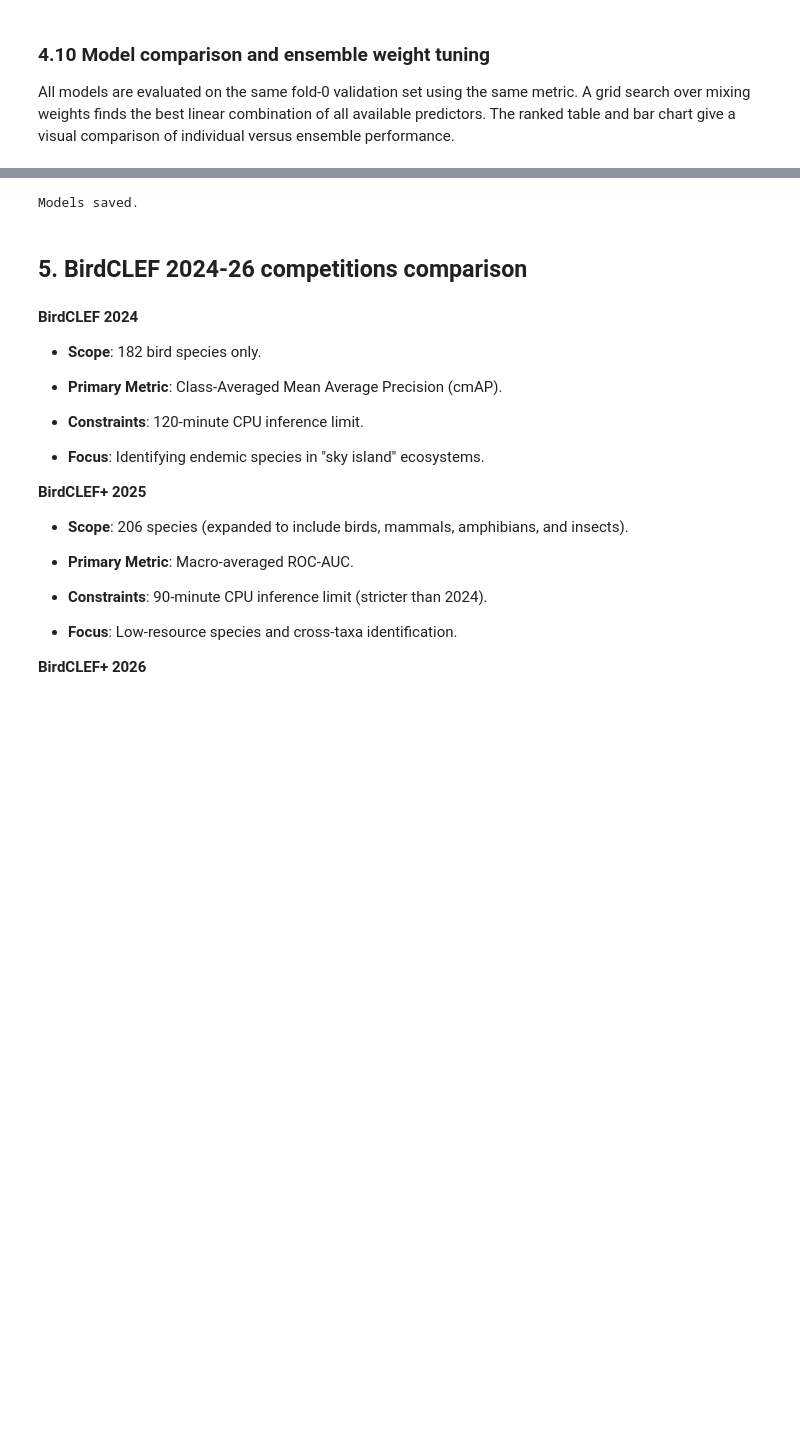
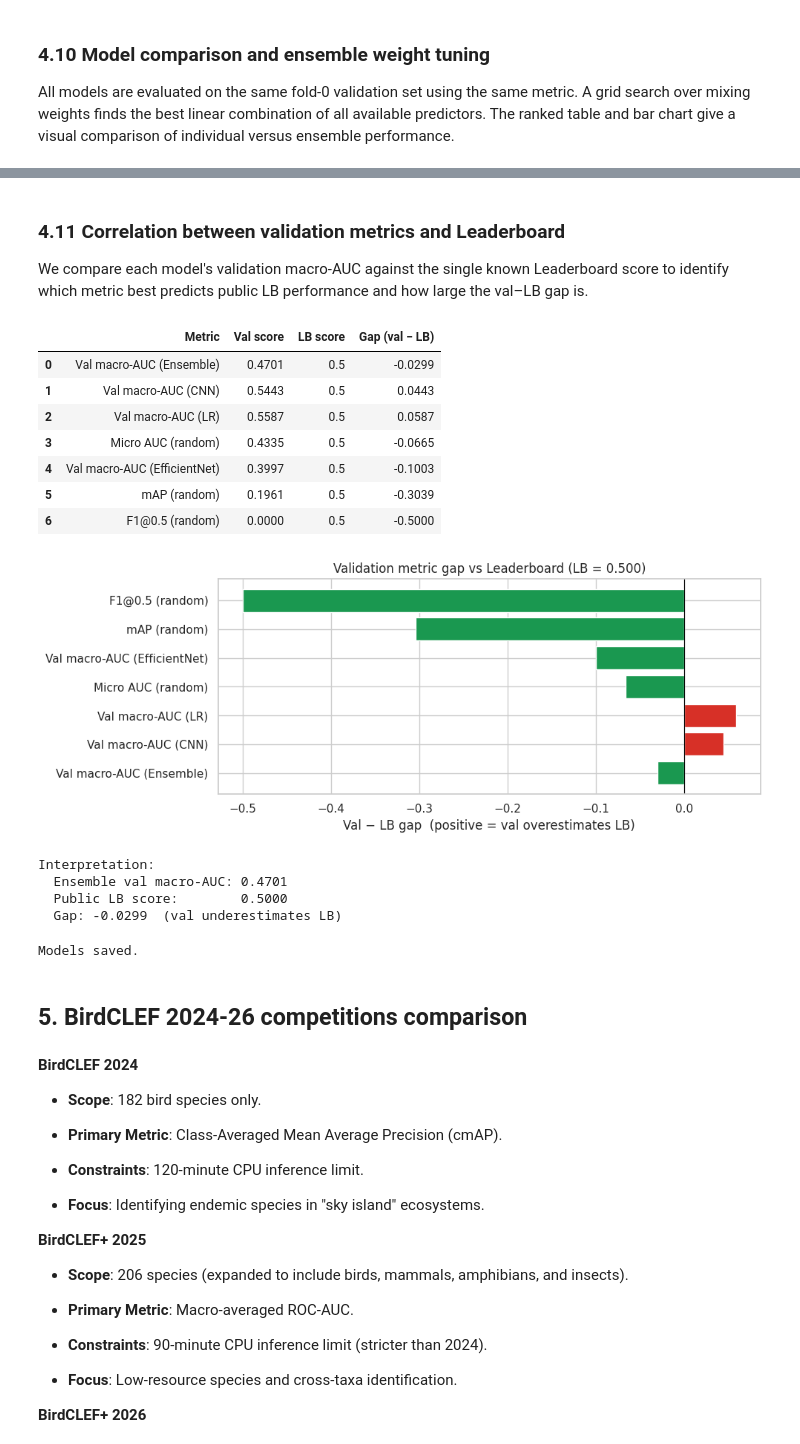
Before and after one commit to gllekkoff/AudioML_HW_pavlosiuk_denysova, a Jupyter notebook: hw2_birdclef.ipynb, the cells around one changed output, grey strips where cells are left out. Cells and saved outputs as stored; diff of their text form; code cells hidden in the pictures; blank space fills up the shorter version.

Commit message:
Homework 2: leaderboard correlation

```diff
--- a/hw2_birdclef.ipynb
+++ b/hw2_birdclef.ipynb
@@ -1164,3 +1081,58 @@ Best ensemble weights: {'LR': 0.26666666666666666, 'CNN': 0.26666666666666666, '
+# %% [markdown]
+### 4.11 Correlation between validation metrics and Leaderboard
+
+We compare each model's validation macro-AUC against the single known Leaderboard score
+to identify which metric best predicts public LB performance and how large the val–LB gap is.
+# %%
+LB_SCORE = 0.500
+
+val_metrics = {
+    "Val macro-AUC (LR)":          model_aucs["LR (MFCC)"],
+    "Val macro-AUC (CNN)":         model_aucs["Simple CNN"],
+    "Val macro-AUC (EfficientNet)":model_aucs["EfficientNet-B0"],
+    "Val macro-AUC (Ensemble)":    model_aucs["Ensemble (avg)"],
+    "Micro AUC (random)":          micro_auc(y_val_true, y_pred_ens),
+    "mAP (random)":                mean_average_precision(y_val_true, y_pred_ens),
+    "F1@0.5 (random)":             macro_f1_at_threshold(y_val_true, y_pred_ens),
+}
+
+rows = []
+for name, val in val_metrics.items():
+    gap = val - LB_SCORE
+    rows.append({"Metric": name, "Val score": round(val, 4),
+                 "LB score": LB_SCORE, "Gap (val − LB)": round(gap, 4)})
+
+gap_df = pd.DataFrame(rows).sort_values("Gap (val − LB)", key=abs)
+display(gap_df.reset_index(drop=True))
+
+fig, ax = plt.subplots(figsize=(10, 4))
+ax.barh(gap_df["Metric"], gap_df["Gap (val − LB)"],
+        color=["#d73027" if g > 0 else "#1a9850" for g in gap_df["Gap (val − LB)"]])
+ax.axvline(0, color="black", linewidth=0.8)
+ax.set_xlabel("Val − LB gap  (positive = val overestimates LB)")
+ax.set_title("Validation metric gap vs Leaderboard (LB = 0.500)")
+plt.tight_layout()
+plt.show()
+
+print("\nInterpretation:")
+print(f"  Ensemble val macro-AUC: {model_aucs['Ensemble (avg)']:.4f}")
+print(f"  Public LB score:        {LB_SCORE:.4f}")
+print(f"  Gap: {model_aucs['Ensemble (avg)'] - LB_SCORE:+.4f}  "
+      f"({'val overestimates' if model_aucs['Ensemble (avg)'] > LB_SCORE else 'val underestimates'} LB)")
+# %% [output]
+|  | Metric | Val score | LB score | Gap (val − LB) |
+| 0 | Val macro-AUC (Ensemble) | 0.4701 | 0.5 | -0.0299 |
+| 1 | Val macro-AUC (CNN) | 0.5443 | 0.5 | 0.0443 |
+| 2 | Val macro-AUC (LR) | 0.5587 | 0.5 | 0.0587 |
+| 3 | Micro AUC (random) | 0.4335 | 0.5 | -0.0665 |
+| 4 | Val macro-AUC (EfficientNet) | 0.3997 | 0.5 | -0.1003 |
+| 5 | mAP (random) | 0.1961 | 0.5 | -0.3039 |
+| 6 | F1@0.5 (random) | 0.0000 | 0.5 | -0.5000 |
+[figure, added]
+Interpretation:
+  Ensemble val macro-AUC: 0.4701
+  Public LB score:        0.5000
+  Gap: -0.0299  (val underestimates LB)
 # %%
 import joblib
 
```
Also changed, not shown: parts of 9 cells of this notebook, 5 other files.
